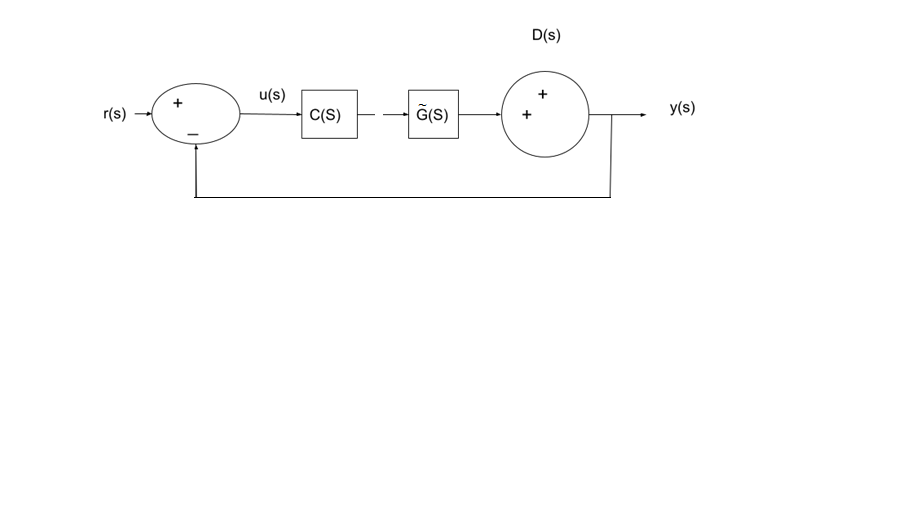
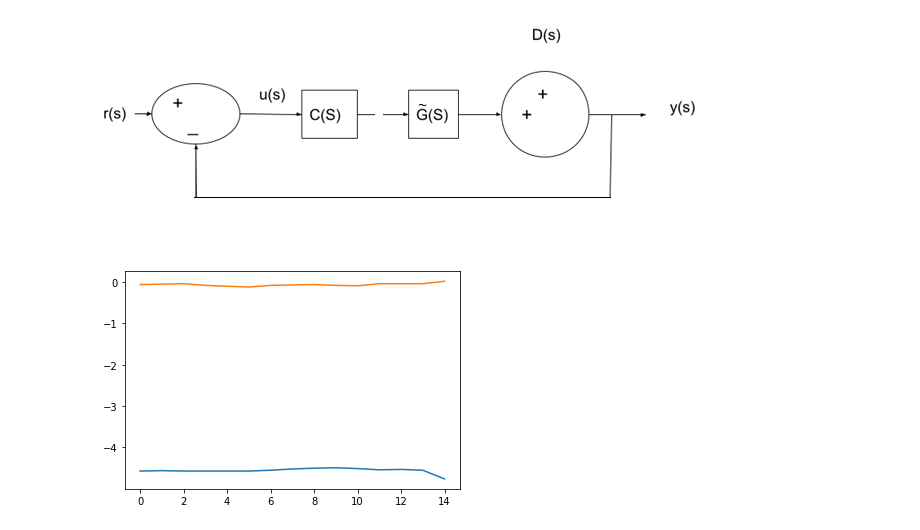
Before and after one commit to ArthurCarlosF/tccRepositorio, a Jupyter notebook: Dados/Rede_Preditiva/Treinando Controlador Neural.ipynb, the cells around one changed output. Saved outputs shown, nothing was run; the diff lists cells and outputs as text; code cells hidden in the pictures; blank space fills up the shorter version.

```diff
--- a/Dados/Rede_Preditiva/Treinando Controlador Neural.ipynb
+++ b/Dados/Rede_Preditiva/Treinando Controlador Neural.ipynb
@@ -1184,4 +1284,6 @@ thread3 = Th3()
 # %%
 thread1.start()
 thread2.start()
-#thread3.start()
+thread3.start()
+# %% [output]
+[figure, added]
```
Also changed, not shown: parts of 1 cell of this notebook, 11 other files.
